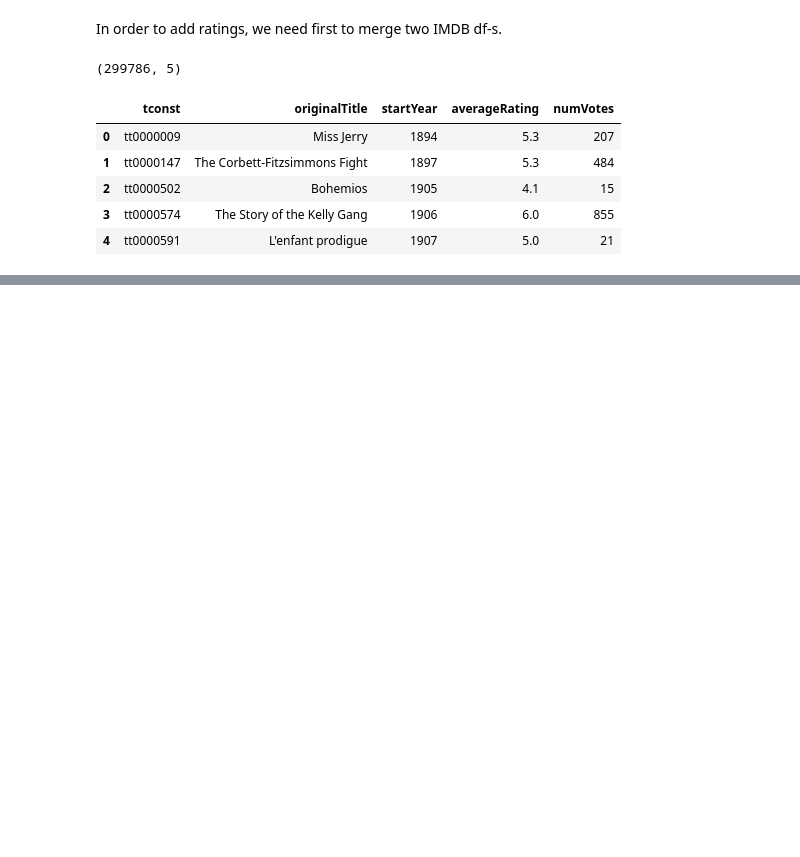
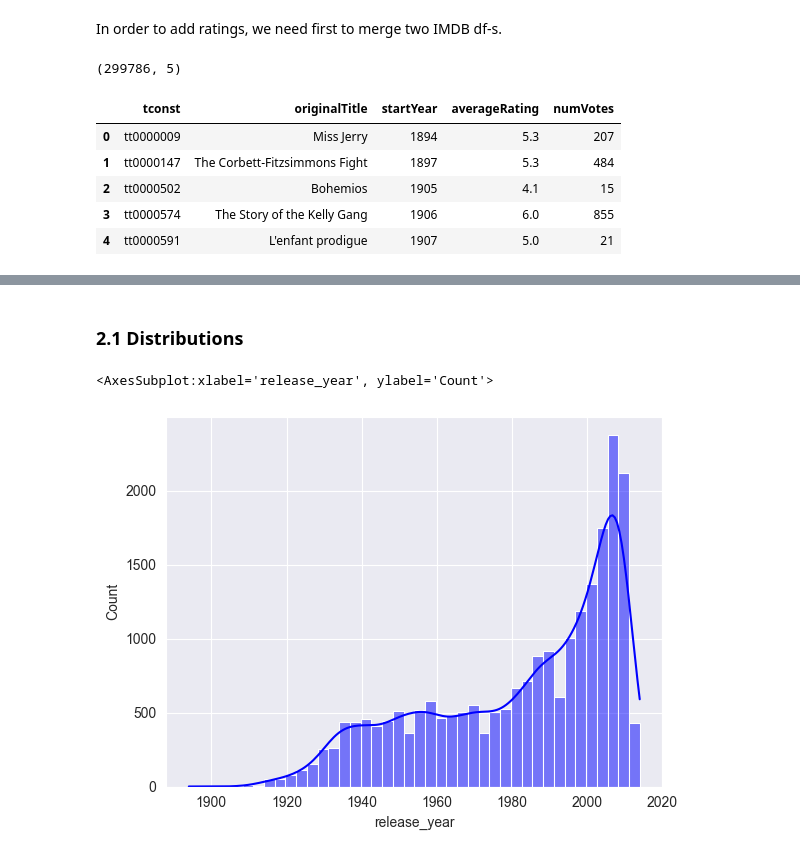
Before and after one commit to epfl-ada/ada-2023-project-adaroundtheworld2023, a Jupyter notebook: notebooks/preprocess.ipynb, the cells around one changed output, grey strips where cells are left out. Saved outputs shown, nothing was run; the diff lists cells and outputs as text; code cells hidden in the pictures; blank space fills up the shorter version.

```diff
--- a/notebooks/preprocess.ipynb
+++ b/notebooks/preprocess.ipynb
@@ -307,0 +223,4 @@ Text(0.5, 1.0, 'IMDb Rating by Genre')
+# %%
+# merge plots with metadata
+movies_plots_df = pd.merge(plot_df, movie_metadata_df, on='wikipedia_id', how='inner')
+movies_plots_df.head(5)
@@ -307,0 +244,2 @@ Text(0.5, 1.0, 'IMDb Rating by Genre')
+# %%
+movies_plots_df.drop_duplicates(subset=['name', 'release_year'], inplace=True)
@@ -307,0 +253,16 @@ Text(0.5, 1.0, 'IMDb Rating by Genre')
+# %%
+imdb_df.drop_duplicates(subset=['name', 'release_year'], inplace=True)
+# %%
+# let's create lowercase titles for merging
+movies_plots_df['name_lowercase'] = movies_plots_df.name.str.lower()
+imdb_df['name_lowercase'] = imdb_df.name.str.lower()
+
+# let's now merge
+final_df = pd.merge(imdb_df, movies_plots_df, on=['name_lowercase', 'release_year'], how='inner')
+
+# and now deal with lowecase names
+final_df.drop(columns=['name_lowercase', 'name_y'], inplace=True)
+final_df.rename(columns={'name_x': 'name'}, inplace=True)
+
+print(final_df.shape)
+final_df.head(5)
@@ -307,0 +295,8 @@ Text(0.5, 1.0, 'IMDb Rating by Genre')
+# %% [markdown]
+### 2.1 Distributions
+# %%
+# plot the movie counts by year
+sns.histplot(final_df.release_year, kde=True, color='blue', label='treated')
+# %% [output]
+<AxesSubplot:xlabel='release_year', ylabel='Count'>
+[figure, added]
```
Also changed, not shown: parts of 50 cells of this notebook.
